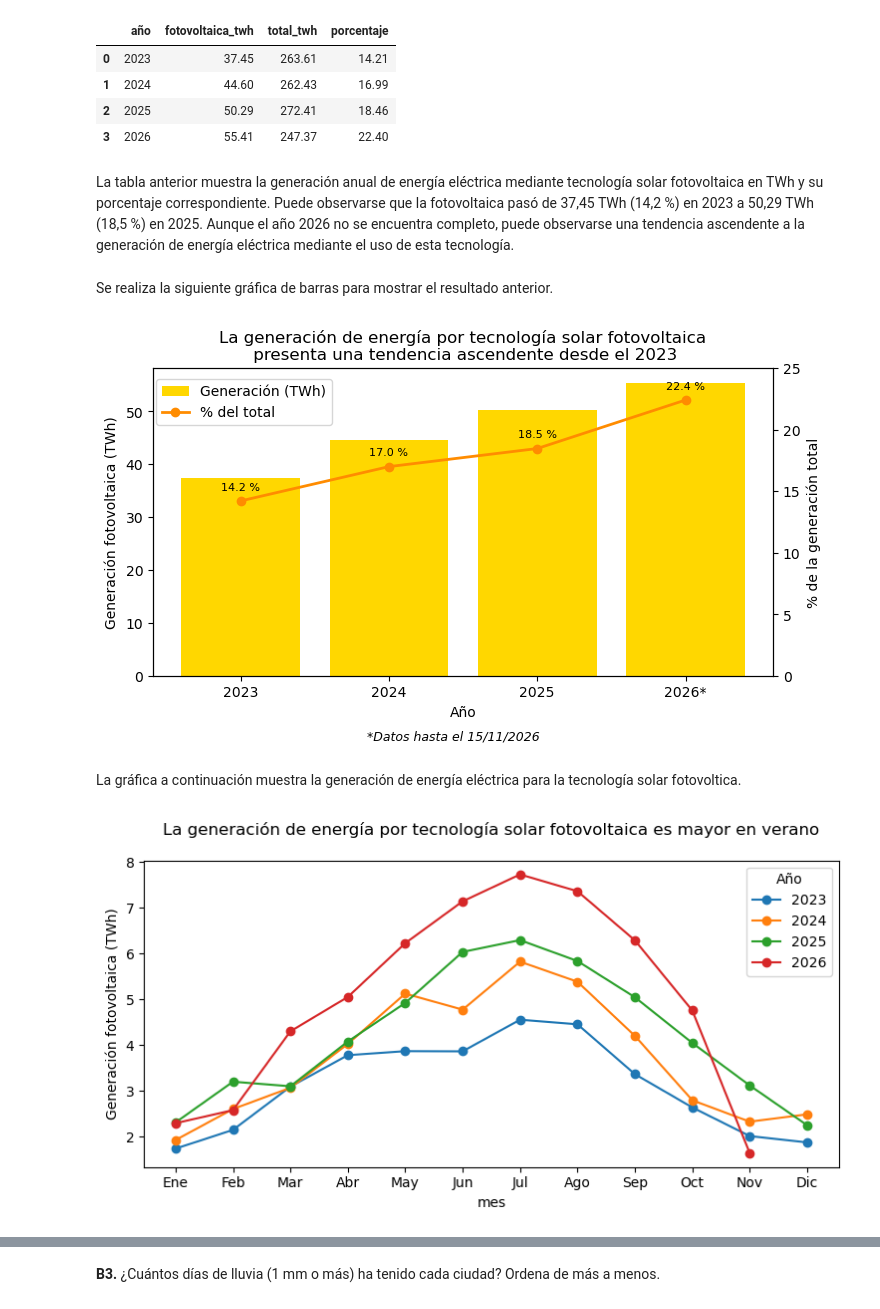
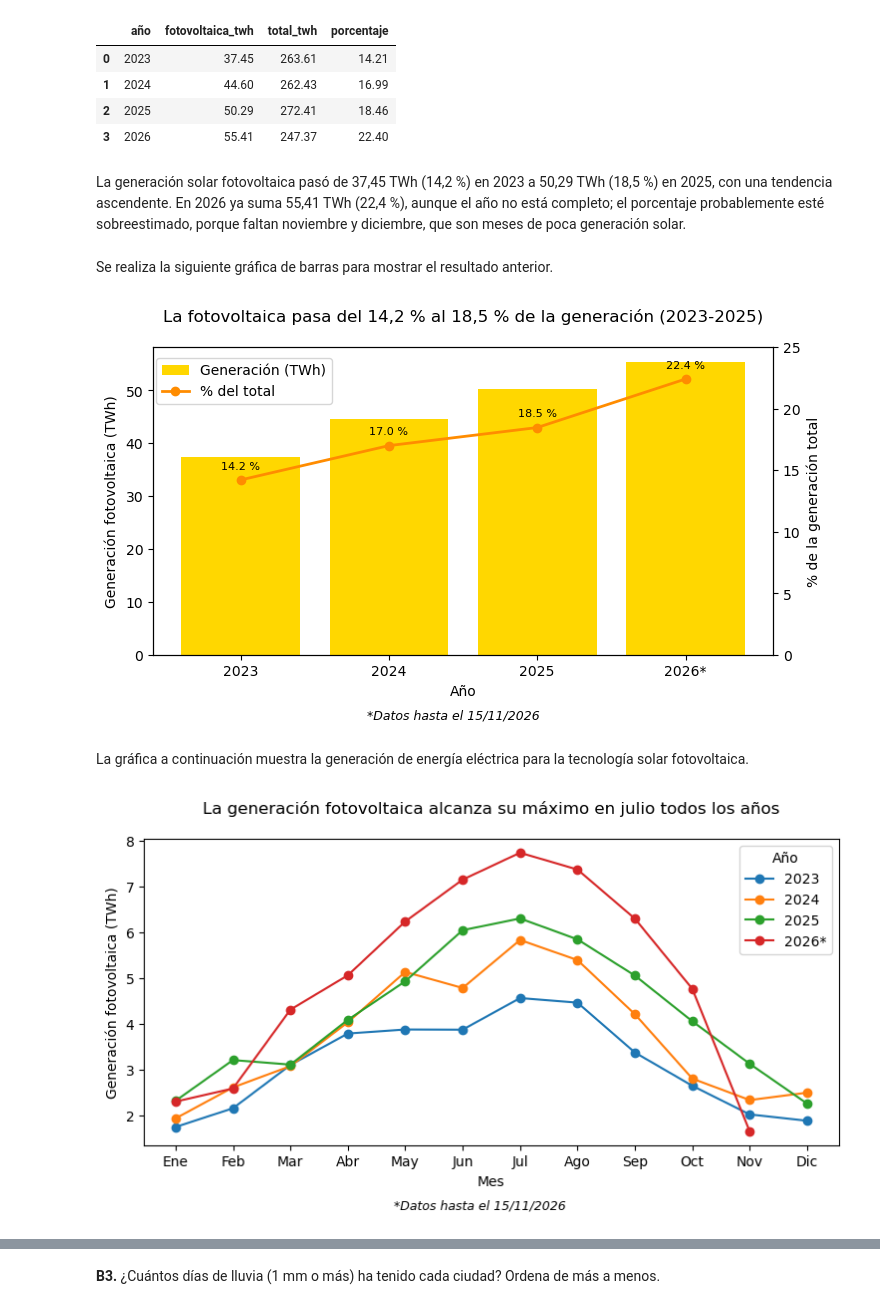
Before and after one commit to paolabtronescobosa/prueba-individual-sesion03, a Jupyter notebook: notebooks/01_prueba_individual_paola_tron_escobosa.ipynb, the cells around one changed output, grey strips where cells are left out. Saved outputs shown, nothing was run; the diff lists cells and outputs as text; code cells hidden in the pictures.

```diff
--- a/notebooks/01_prueba_individual_paola_tron_escobosa.ipynb
+++ b/notebooks/01_prueba_individual_paola_tron_escobosa.ipynb
@@ -577,7 +546,7 @@ resultado.round(2)
 | 2 | 2025 | 50.29 | 272.41 | 18.46 |
 | 3 | 2026 | 55.41 | 247.37 | 22.40 |
 # %% [markdown]
-La tabla anterior muestra la generación anual de energía eléctrica mediante tecnología solar fotovoltaica en TWh y su porcentaje correspondiente. Puede observarse que la fotovoltaica pasó de 37,45 TWh (14,2 %) en 2023 a 50,29 TWh (18,5 %) en 2025. Aunque el año 2026 no se encuentra completo, puede observarse una tendencia ascendente a la generación de energía eléctrica mediante el uso de esta tecnología.
+La generación solar fotovoltaica pasó de 37,45 TWh (14,2 %) en 2023 a 50,29 TWh (18,5 %) en 2025, con una tendencia ascendente. En 2026 ya suma 55,41 TWh (22,4 %), aunque el año no está completo; el porcentaje probablemente esté sobreestimado, porque faltan noviembre y diciembre, que son meses de poca generación solar.
 # %% [markdown]
 Se realiza la siguiente gráfica de barras para mostrar el resultado anterior.
 # %%
@@ -601,32 +570,35 @@ ax2.set_ylim(0, 25)
 for i, v in enumerate(res["porcentaje"]):
     ax2.annotate(f"{v:.1f} %", (i, v), textcoords="offset points", xytext=(0, 8), ha="center", fontsize=8)
 
-ax1.set_title("La generación de energía por tecnología solar fotovoltaica\n presenta una tendencia ascendente desde el 2023")
+ax1.set_title("La fotovoltaica pasa del 14,2 % al 18,5 % de la generación (2023-2025)\n")
 fig.legend(loc="upper left", bbox_to_anchor=(0.12, 0.87))
 plt.figtext(0.5, -0.05, "*Datos hasta el 15/11/2026", ha="center", fontsize=9, style="italic")
 plt.show()
 # %% [output]
-[figure, old version]
+[figure, new version]
 # %% [markdown]
-La gráfica a continuación muestra la generación de energía eléctrica para la tecnología solar fotovoltica.
+La gráfica a continuación muestra la generación de energía eléctrica para la tecnología solar fotovoltaica.
 # %%
 sql_fv_mes = """
 SELECT strftime('%Y', fecha) AS año,
        CAST(strftime('%m', fecha) AS INTEGER) AS mes,
        SUM(gwh) / 1000.0 AS fv_twh
 FROM generacion
 WHERE tecnologia = 'Solar fotovoltaica'
 GROUP BY año, mes;
 """
 fv_mes = pd.read_sql(sql_fv_mes, conexion).pivot(index="mes", columns="año", values="fv_twh")
+fv_mes.columns = [f"{a}*" if a == "2026" else a for a in fv_mes.columns]
 
 ax = fv_mes.plot(marker="o", figsize=(9, 4))
 ax.set_xticks(range(1, 13))
 ax.set_xticklabels(["Ene", "Feb", "Mar", "Abr", "May", "Jun", "Jul", "Ago", "Sep", "Oct", "Nov", "Dic"])
-ax.set_title("La generación de energía por tecnología solar fotovoltaica es mayor en verano\n")
+ax.set_title("La generación fotovoltaica alcanza su máximo en julio todos los años\n")
+ax.set_xlabel("Mes")
 ax.set_ylabel("Generación fotovoltaica (TWh)")
 ax.legend(title="Año")
+plt.figtext(0.5, -0.05, "*Datos hasta el 15/11/2026", ha="center", fontsize=9, style="italic")
 plt.show()
 # %% [output]
-[figure, old version]
+[figure, new version]
 # %% [markdown]
```
Also changed, not shown: parts of 30 cells of this notebook.
